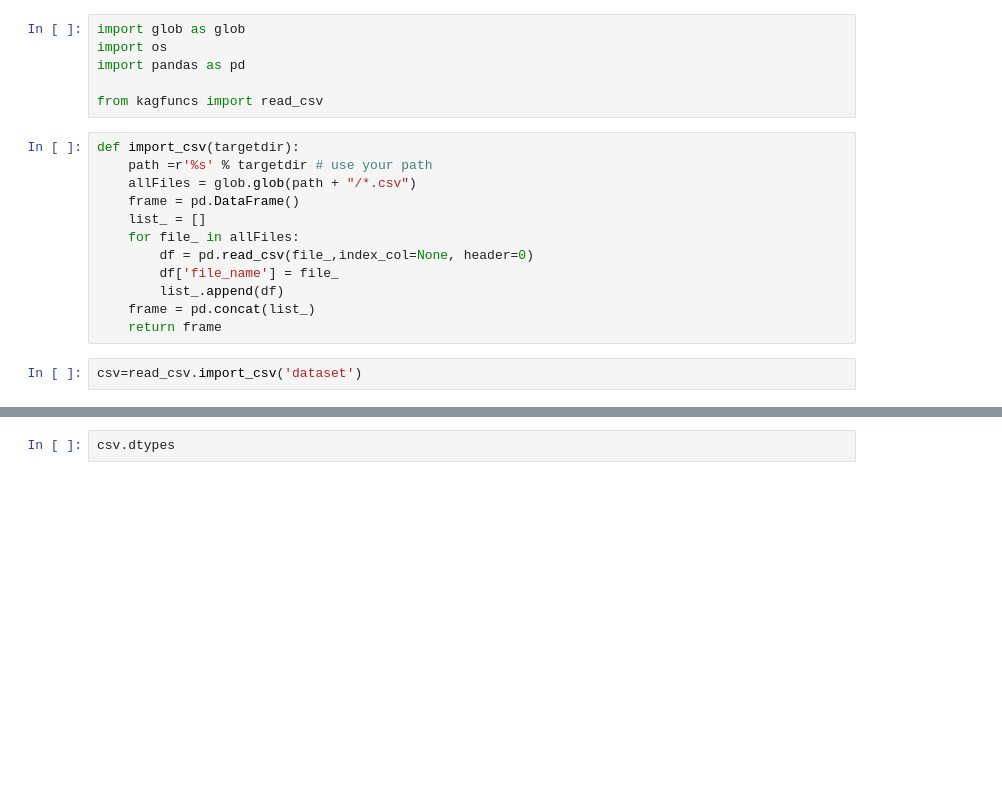
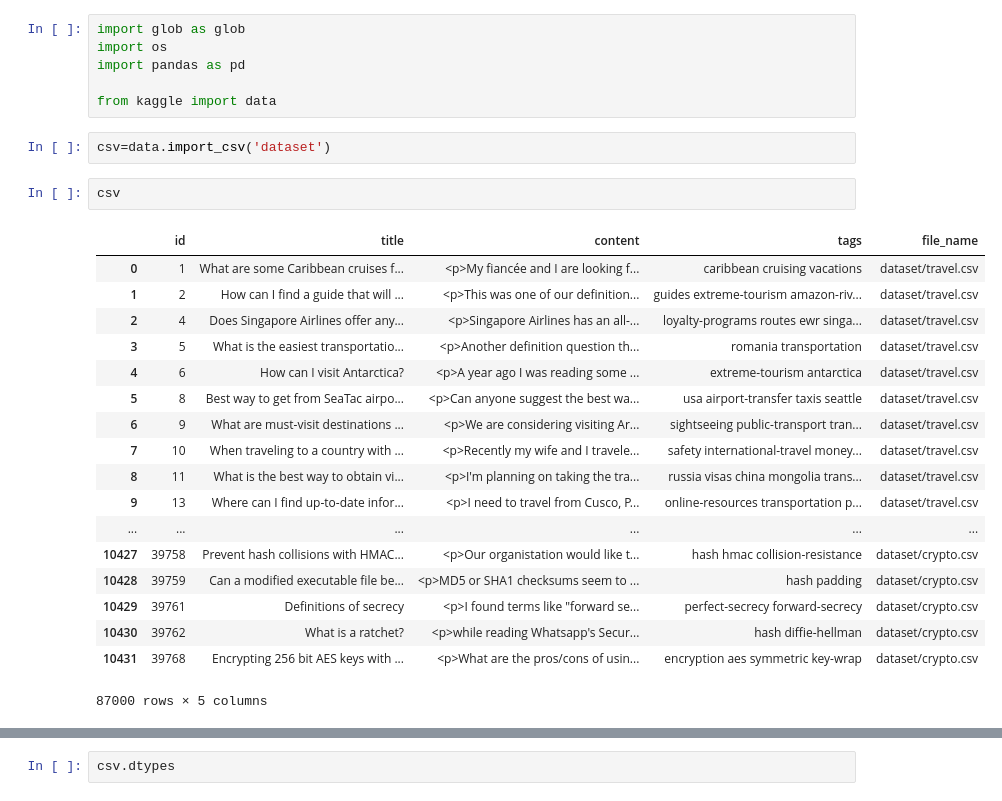
Before and after one commit to asarchami/kaggle_stackexchange, a Jupyter notebook: kaggle.ipynb, the cells around one changed output, grey strips where cells are left out. Cells and saved outputs as stored; diff of their text form; blank space fills up the shorter version.

```diff
--- a/kaggle.ipynb
+++ b/kaggle.ipynb
@@ -3,18 +3,27 @@ import glob as glob
 import os
 import pandas as pd
 
-from kagfuncs import read_csv
+from kaggle import data
-# %%
-def import_csv(targetdir):
-    path =r'%s' % targetdir # use your path
-    allFiles = glob.glob(path + "/*.csv")
-    frame = pd.DataFrame()
-    list_ = []
-    for file_ in allFiles:
-        df = pd.read_csv(file_,index_col=None, header=0)
-        df['file_name'] = file_
-        list_.append(df)
-    frame = pd.concat(list_)
-    return frame
 # %%
-csv=read_csv.import_csv('dataset')
+csv=data.import_csv('dataset')
+# %%
+csv
+# %% [output]
+|  | id | title | content | tags | file_name |
+| 0 | 1 | What are some Caribbean cruises f... | <p>My fiancée and I are looking f... | caribbean cruising vacations | dataset/travel.csv |
+| 1 | 2 | How can I find a guide that will ... | <p>This was one of our definition... | guides extreme-tourism amazon-riv... | dataset/travel.csv |
+| 2 | 4 | Does Singapore Airlines offer any... | <p>Singapore Airlines has an all-... | loyalty-programs routes ewr singa... | dataset/travel.csv |
+| 3 | 5 | What is the easiest transportatio... | <p>Another definition question th... | romania transportation | dataset/travel.csv |
+| 4 | 6 | How can I visit Antarctica? | <p>A year ago I was reading some ... | extreme-tourism antarctica | dataset/travel.csv |
+| 5 | 8 | Best way to get from SeaTac airpo... | <p>Can anyone suggest the best wa... | usa airport-transfer taxis seattle | dataset/travel.csv |
+| 6 | 9 | What are must-visit destinations ... | <p>We are considering visiting Ar... | sightseeing public-transport tran... | dataset/travel.csv |
+| 7 | 10 | When traveling to a country with ... | <p>Recently my wife and I travele... | safety international-travel money... | dataset/travel.csv |
+| 8 | 11 | What is the best way to obtain vi... | <p>I'm planning on taking the tra... | russia visas china mongolia trans... | dataset/travel.csv |
+| 9 | 13 | Where can I find up-to-date infor... | <p>I need to travel from Cusco, P... | online-resources transportation p... | dataset/travel.csv |
+| ... | ... | ... | ... | ... | ... |
+| 10427 | 39758 | Prevent hash collisions with HMAC... | <p>Our organistation would like t... | hash hmac collision-resistance | dataset/crypto.csv |
+| 10428 | 39759 | Can a modified executable file be... | <p>MD5 or SHA1 checksums seem to ... | hash padding | dataset/crypto.csv |
+| 10429 | 39761 | Definitions of secrecy | <p>I found terms like "forward se... | perfect-secrecy forward-secrecy | dataset/crypto.csv |
+| 10430 | 39762 | What is a ratchet? | <p>while reading Whatsapp's Secur... | hash diffie-hellman | dataset/crypto.csv |
+| 10431 | 39768 | Encrypting 256 bit AES keys with ... | <p>What are the pros/cons of usin... | encryption aes symmetric key-wrap | dataset/crypto.csv |
+87000 rows × 5 columns
```
Also changed, not shown: parts of 8 cells of this notebook, 3 other files.
